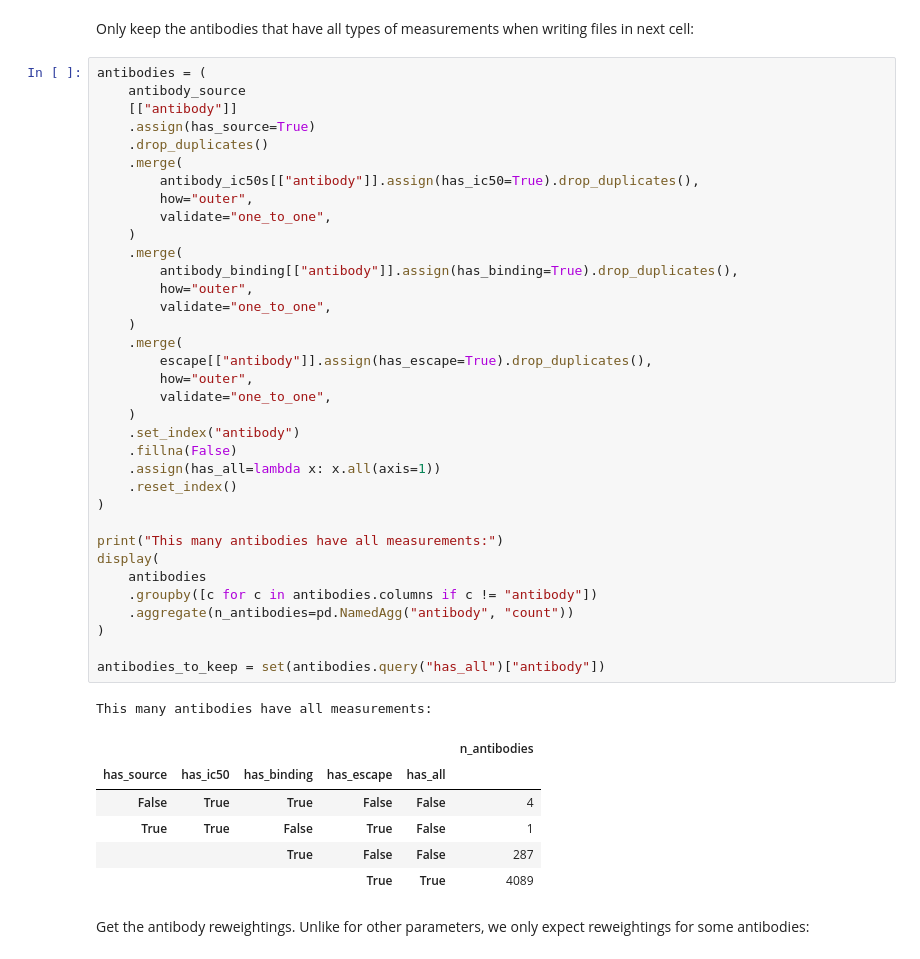
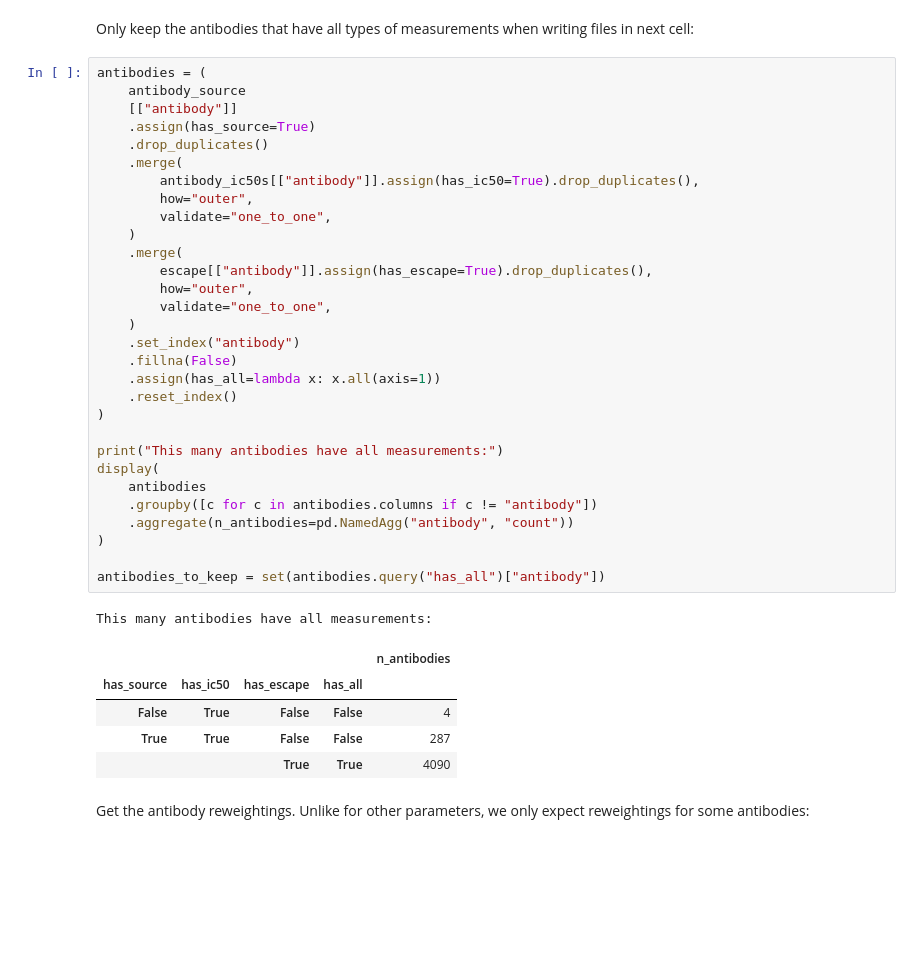
Before and after one commit to jbloomlab/SARS2-RBD-escape-calc, a Jupyter notebook: process_data.ipynb, the cells around one changed output. Cells and saved outputs as stored; diff of their text form; blank space fills up the shorter version.

Commit message:
remove `antibody_known_to_bind` as selector as not very informative

```diff
--- a/process_data.ipynb
+++ b/process_data.ipynb
@@ -751,44 +666,38 @@ antibodies = (
     antibody_source
     [["antibody"]]
     .assign(has_source=True)
     .drop_duplicates()
     .merge(
         antibody_ic50s[["antibody"]].assign(has_ic50=True).drop_duplicates(),
-        how="outer",
-        validate="one_to_one",
-    )
-    .merge(
-        antibody_binding[["antibody"]].assign(has_binding=True).drop_duplicates(),
         how="outer",
         validate="one_to_one",
     )
     .merge(
         escape[["antibody"]].assign(has_escape=True).drop_duplicates(),
         how="outer",
         validate="one_to_one",
     )
     .set_index("antibody")
     .fillna(False)
     .assign(has_all=lambda x: x.all(axis=1))
     .reset_index()
 )
 
 print("This many antibodies have all measurements:")
 display(
     antibodies
     .groupby([c for c in antibodies.columns if c != "antibody"])
     .aggregate(n_antibodies=pd.NamedAgg("antibody", "count"))
 )
 
 antibodies_to_keep = set(antibodies.query("has_all")["antibody"])
 # %% [output]
 This many antibodies have all measurements:
-|  |  |  |  |  | n_antibodies |
-| has_source | has_ic50 | has_binding | has_escape | has_all |  |
-| False | True | True | False | False | 4 |
-| True | True | False | True | False | 1 |
-|  |  | True | False | False | 287 |
-|  |  |  | True | True | 4089 |
+|  |  |  |  | n_antibodies |
+| has_source | has_ic50 | has_escape | has_all |  |
+| False | True | False | False | 4 |
+| True | True | False | False | 287 |
+|  |  | True | True | 4090 |
 # %% [markdown]
 Get the antibody reweightings.
 Unlike for other parameters, we only expect reweightings for some antibodies:
```
Also changed, not shown: parts of 8 cells of this notebook, 12 other files.
